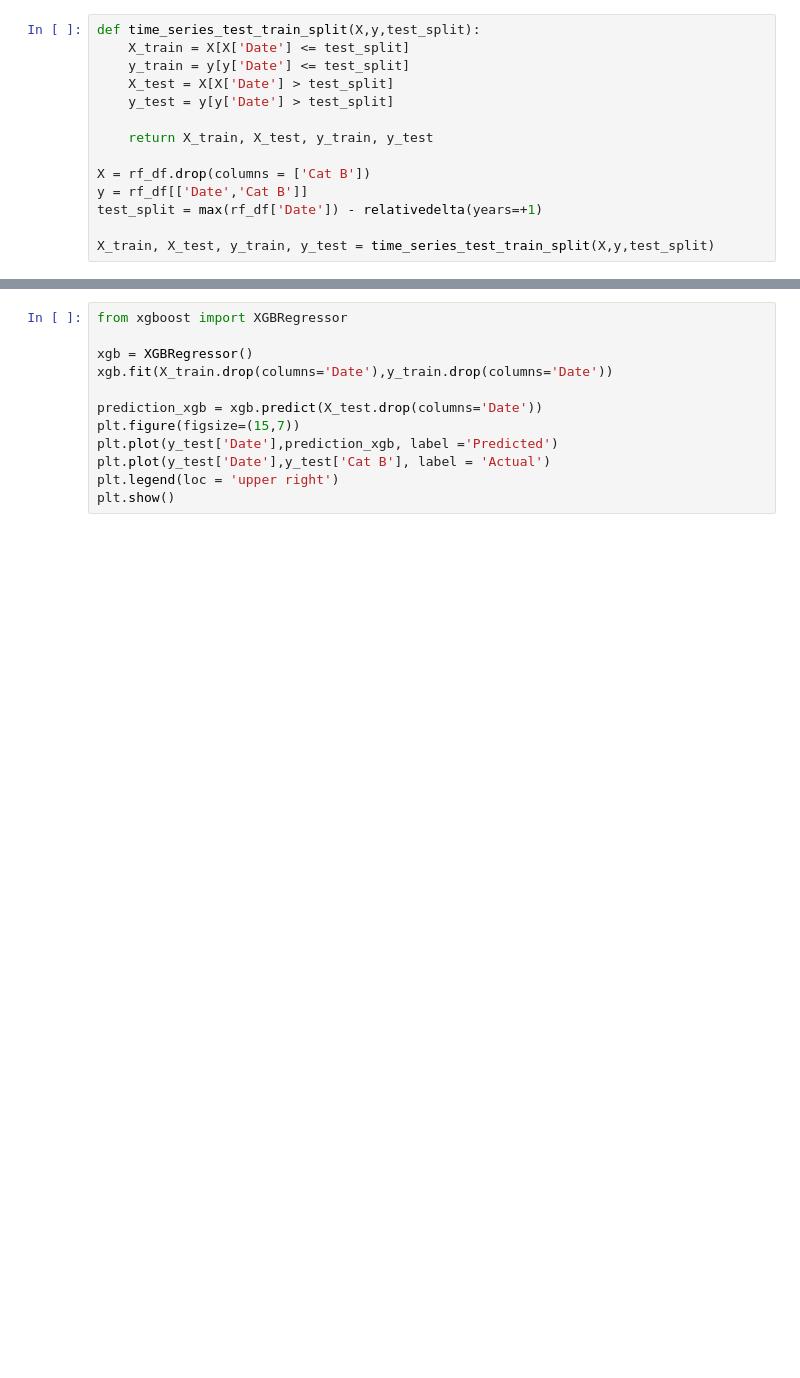
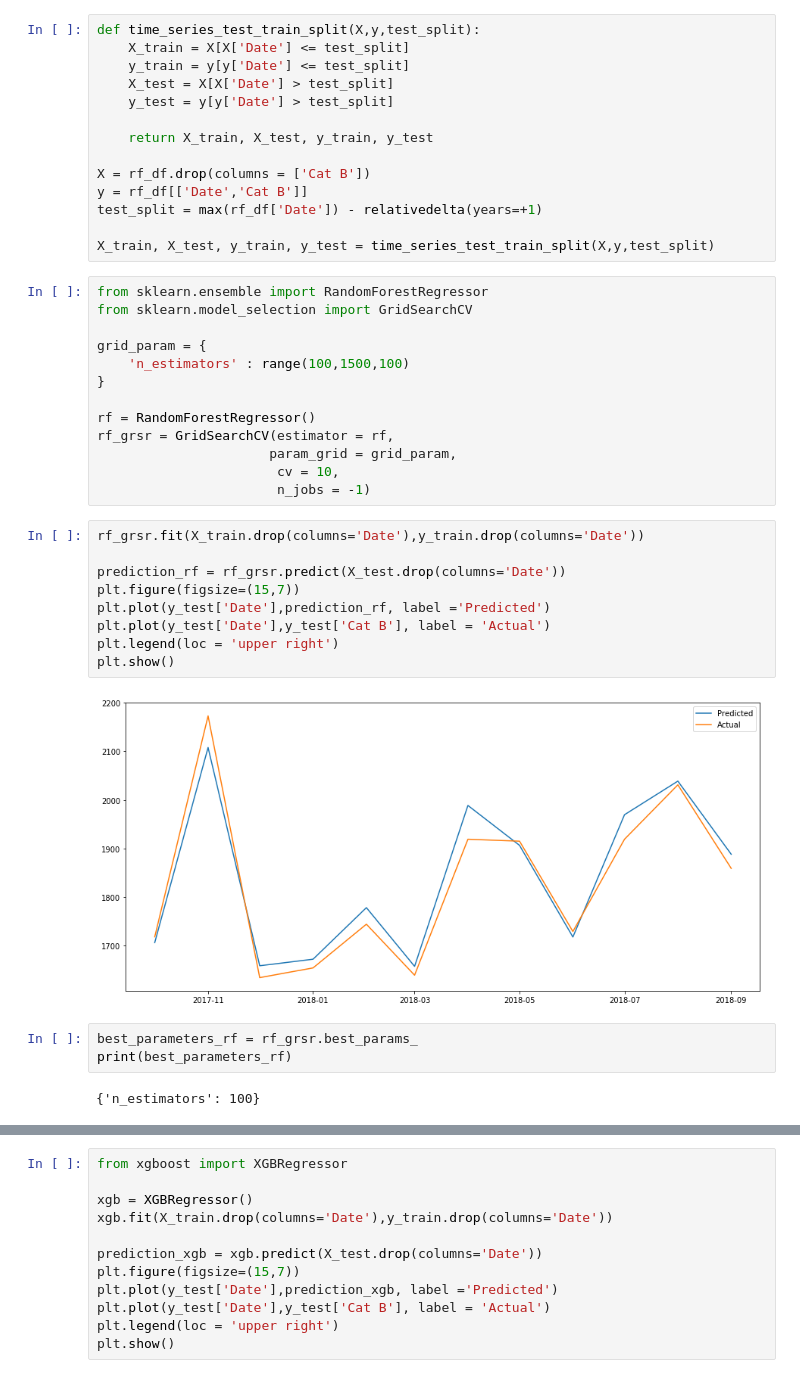
Before and after one commit to reubenlee3/car-deregistrations-py, a Jupyter notebook: Car-Rental Deregistration.ipynb, the cells around one changed output, grey strips where cells are left out. Cells and saved outputs as stored; diff of their text form; blank space fills up the shorter version.

```diff
--- a/Car-Rental Deregistration.ipynb
+++ b/Car-Rental Deregistration.ipynb
@@ -311,3 +310,32 @@ y = rf_df[['Date','Cat B']]
 test_split = max(rf_df['Date']) - relativedelta(years=+1)
 
 X_train, X_test, y_train, y_test = time_series_test_train_split(X,y,test_split)
+# %%
+from sklearn.ensemble import RandomForestRegressor
+from sklearn.model_selection import GridSearchCV
+
+grid_param = {
+    'n_estimators' : range(100,1500,100)
+}
+
+rf = RandomForestRegressor()
+rf_grsr = GridSearchCV(estimator = rf,
+                      param_grid = grid_param,
+                       cv = 10,
+                       n_jobs = -1)
+# %%
+rf_grsr.fit(X_train.drop(columns='Date'),y_train.drop(columns='Date'))
+
+prediction_rf = rf_grsr.predict(X_test.drop(columns='Date'))
+plt.figure(figsize=(15,7))
+plt.plot(y_test['Date'],prediction_rf, label ='Predicted')
+plt.plot(y_test['Date'],y_test['Cat B'], label = 'Actual')
+plt.legend(loc = 'upper right')
+plt.show()
+# %% [output]
+[figure, added]
+# %%
+best_parameters_rf = rf_grsr.best_params_
+print(best_parameters_rf)
+# %% [output]
+{'n_estimators': 100}
```
Also changed, not shown: parts of 11 cells of this notebook.
